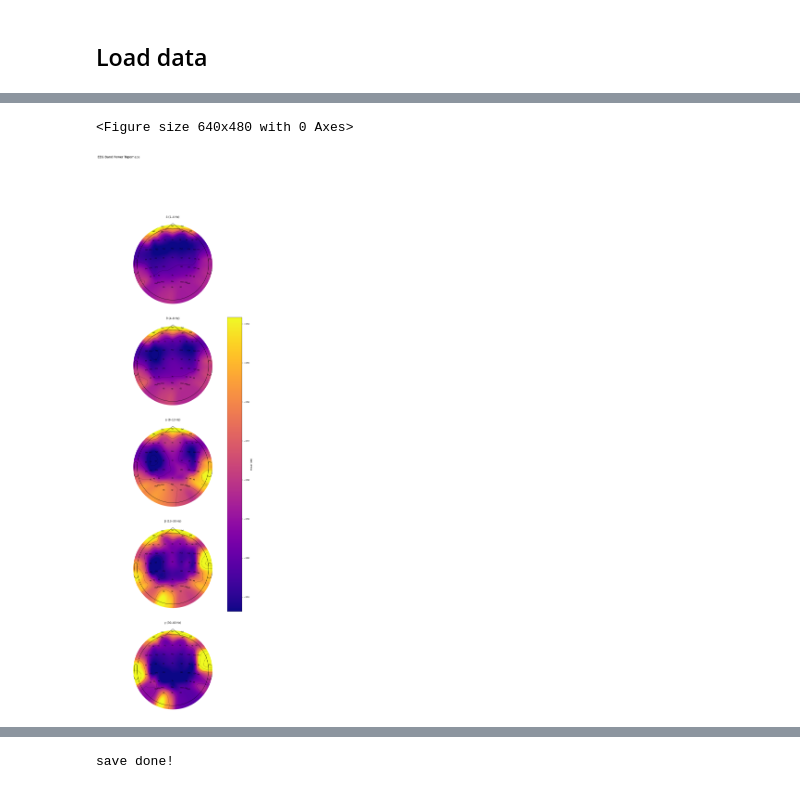
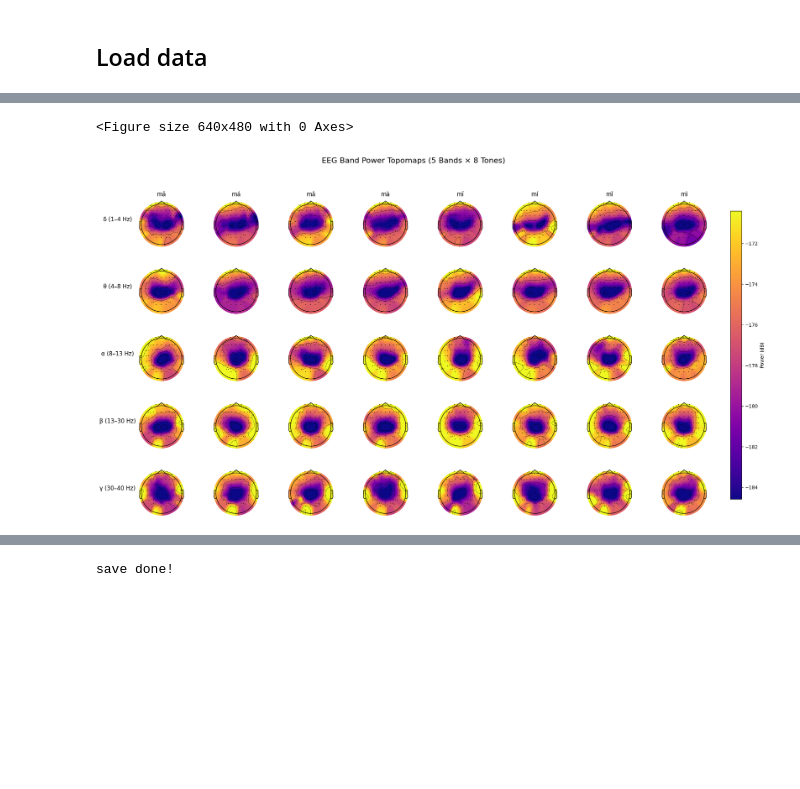
Before and after one commit to ChenK19/speech_decoding, a Jupyter notebook: speech_decoding.ipynb, the cells around one changed output, grey strips where cells are left out. Drawn from its saved outputs; the diff is of its cells as text; code cells hidden in the pictures; blank space fills up the shorter version.

```diff
--- a/speech_decoding.ipynb
+++ b/speech_decoding.ipynb
@@ -48,7 +49,7 @@ assert len(path_name_list) == len(log_path_list)
 filename = ['data.bdf', 'evt.bdf']
 
 # (M4)M1 - fix  - M2 - cue - M5 - fix  -M3 -reading - M5 - fix  - M3 -reading - M4(M1)
-# (M4)M1 - 1.4S - M2 - 1s  - M5 - 0.8s -M3 - 1.2s   - M5 - 0.8s - M3 - 1.2s   - M4(M1)
+# (M4)M1 - 1.5S - M2 - 1s  - M5 - 0.8s -M3 - 1.2s   - M5 - 0.8s - M3 - 1.2s   - M4(M1)
 
 PINYIN_TEXT   = ["mā", "má", "mǎ", "mà", "mī", "mí", "mǐ", "mì"]
 rawData = {pinyin:[] for pinyin in PINYIN_TEXT}
@@ -64,10 +65,13 @@ for n in tqdm(range(len(path_name_list))):
     raw.notch_filter(freqs=[50, 100])
     # band filter
     raw.filter(l_freq=0.5, h_freq=40., picks='eeg', fir_design='firwin')
+    raw.resample(sfreq=100)
 
     # get marker lists and raw data
     events, events_id = mne.events_from_annotations(raw)
-    picks = mne.pick_types(raw.info, emg=False, eeg=True, stim=False, eog=False)
+    selected_channels = ["T7", "TP7", "FT7", "CP5", "F7", "F5", "FC5", "F3", "F4", "Fz", "FCz", "T8", "TP8", "FT8"]
+    picks = selected_channels
+    # picks = mne.pick_types(raw.info, emg=False, eeg=True, stim=False, eog=False,ecg=False)
     all_epochs = mne.Epochs(raw, events=events, event_id = 3, tmin=tmin, picks=picks,tmax=tmax,baseline=None, preload=True).get_data()
 
     # get pinyin labels
@@ -255,7 +259,7 @@ import numpy as np
 import matplotlib.pyplot as plt
 
 PINYIN_TEXT   = ["mā", "má", "mǎ", "mà", "mī", "mí", "mǐ", "mì"]
-for pinyin in PINYIN_TEXT:
+for pinyin in tqdm(PINYIN_TEXT):
     # ====== 1️⃣ 提取并计算统计量 ======
     epochs = np.array(rawData[pinyin])              # shape: (n_epochs, n_channels, n_times)
     mean_wave = epochs.mean(axis=0)             # (n_channels, n_times)
@@ -290,10 +294,12 @@ for pinyin in PINYIN_TEXT:
             ax.set_xticks([])
         else:
             ax.set_xlabel('Time (s)', fontsize=10)
+        ax.set_ylim([-2,2])
 
     fig.suptitle(f"Average EEG Waveforms ± SD ({pinyin})", fontsize=14)
     plt.tight_layout()
     plt.savefig(f"output_pic/{pinyin}_Average EEG Waveforms.png")
+    plt.close(fig)
 # %%
 data = raw.get_data()  # shape (n_channels, n_times)
 print("min:", data.min(), "max:", data.max(), "std:", data.std())
@@ -304,6 +310,6 @@ print(raw.ch_names)
 print(raw.info['sfreq'])
 
 # 通道类型与单位
-for ch in raw.info['chs']:  # 前5个
+for ch in raw.info['chs'][:5]:  # 前5个
     print(ch['ch_name'], ch['unit'], ch['unit_mul'])
 # %% [output]
@@ -394,6 +378,7 @@ testRaw
 |  | Highpass | 0.50 Hz |
 |  | Lowpass | 40.00 Hz |
 # %%
+pinyins = ["mā", "má", "mǎ", "mà", "mī", "mí", "mǐ", "mì"]
 
 # 定义四个经典脑电频段
 bands = {
@@ -405,36 +390,48 @@ bands = {
 }
 
 # 排除非EEG通道
-exclude_chs = ["ECG", "HEOR", "HEOL", "VEOU", "VEOL"]
-picks = [ch for ch in testRaw.info['ch_names'] if ch not in exclude_chs and ch not in testRaw.info['bads']]
-info_eeg = mne.pick_info(testRaw.info, mne.pick_channels(testRaw.info['ch_names'], picks))
+picks = mne.pick_types(raw.info, emg=False, eeg=True, stim=False, eog=False,ecg=False,exclude='bads')
+info_eeg = mne.pick_info(testRaw.info, picks)
 
-# 创建图形窗口（竖排 4 张）
+# 创建图形窗口（5 行 8 列）
 plt.clf()
-fig, axes = plt.subplots(len(bands), 1, figsize=(24, 40))
+fig, axes = plt.subplots(len(bands), len(pinyins), figsize=(22, 12))
+plt.subplots_adjust(wspace=0.2, hspace=0.4)
 
-for ax, (band_name, (fmin, fmax)) in zip(axes, bands.items()):
-    # 计算该频段的PSD并取平均功率
-    psd = testRaw.compute_psd(fmin=fmin, fmax=fmax, picks=picks, method='welch')
-    psd_data = psd.get_data()                     # (n_channels, n_freqs)
-    band_power = psd_data.mean(axis=1)            # 平均功率 (n_channels,)
-    band_power_db = 10 * np.log10(band_power)     # 转为 dB 单位
+# 遍历频段 × 声调
+for i, (band_name, (fmin, fmax)) in enumerate(bands.items()):
+    for j, pinyin in enumerate(pinyins):
+        ax = axes[i, j]
+        # 获取该声调的 epochs 并计算平均
+        epochs = np.stack(rawData[pinyin], axis=0)     # (n_epochs, n_channels, n_times)
+        mean_data = epochs.mean(axis=0)                # (n_channels, n_times)
 
-    # 绘制 topomap
-    im, _ = mne.viz.plot_topomap(
-        band_power_db, info_eeg,
-        axes=ax,
-        show=False,
-        cmap='plasma',
-        contours=4,
-        vlim=(np.percentile(band_power_db, 5),np.percentile(band_power_db, 95)),
-        names=info_eeg.ch_names,     # ✅ 通道名列表
-    )
-    ax.set_title(band_name, fontsize=12)
+        # 转成临时 RawArray 计算 PSD
+        temp_raw = mne.io.RawArray(mean_data, info_eeg, verbose=False)
+        psd = temp_raw.compute_psd(fmin=fmin, fmax=fmax, picks=picks, method='welch')
+        psd_data = psd.get_data()                      # (n_channels, n_freqs)
+        band_power = psd_data.mean(axis=1)             # 平均功率 (n_channels,)
+        band_power_db = 10 * np.log10(band_power)      # 转换为 dB
 
-# 统一添加一个 colorbar
-fig.colorbar(im, ax=axes, shrink=0.6, pad=0.05, label='Power (dB)')
-fig.suptitle("EEG Band Power Topomaps", fontsize=14)
-# plt.tight_layout()
+        # 绘制 topomap
+        im, _ = mne.viz.plot_topomap(
+            band_power_db, info_eeg,
+            axes=ax, show=False,
+            cmap='plasma', contours=3,
+            vlim=(np.percentile(band_power_db, 5),
+                  np.percentile(band_power_db, 95))
+        )
+
+        # 标签：顶部写声调，左侧写频段
+        if i == 0:
+            ax.set_title(pinyin, fontsize=12, pad=5)
+        if j == 0:
+            ax.set_ylabel(band_name, fontsize=12, rotation=0, labelpad=45)
+
+# 添加 colorbar
+cbar_ax = fig.add_axes([0.92, 0.15, 0.015, 0.7])  # [left, bottom, width, height]
+fig.colorbar(im, cax=cbar_ax, label='Power (dB)')
+
+fig.suptitle("EEG Band Power Topomaps (5 Bands × 8 Tones)", fontsize=16, y=0.98)
 plt.show()
 # %% [output]
@@ -446,2 +455,2 @@ Effective window size : 2.048 (s)
 <Figure size 640x480 with 0 Axes>
-[figure, old version]
+[figure, new version]
```
Also changed, not shown: parts of 18 cells of this notebook, 12 other files.
